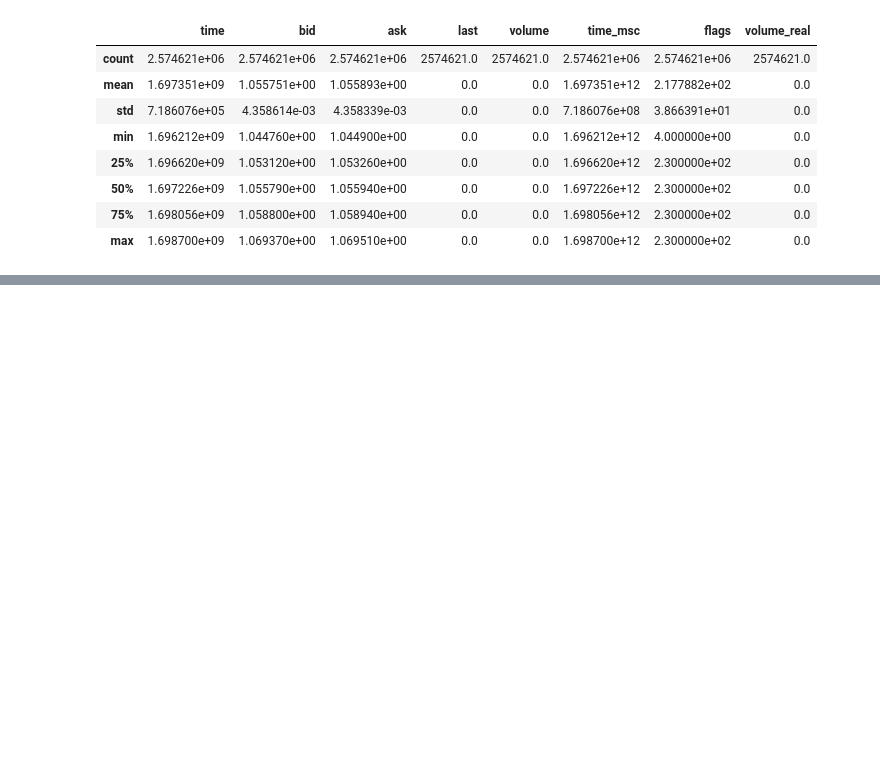
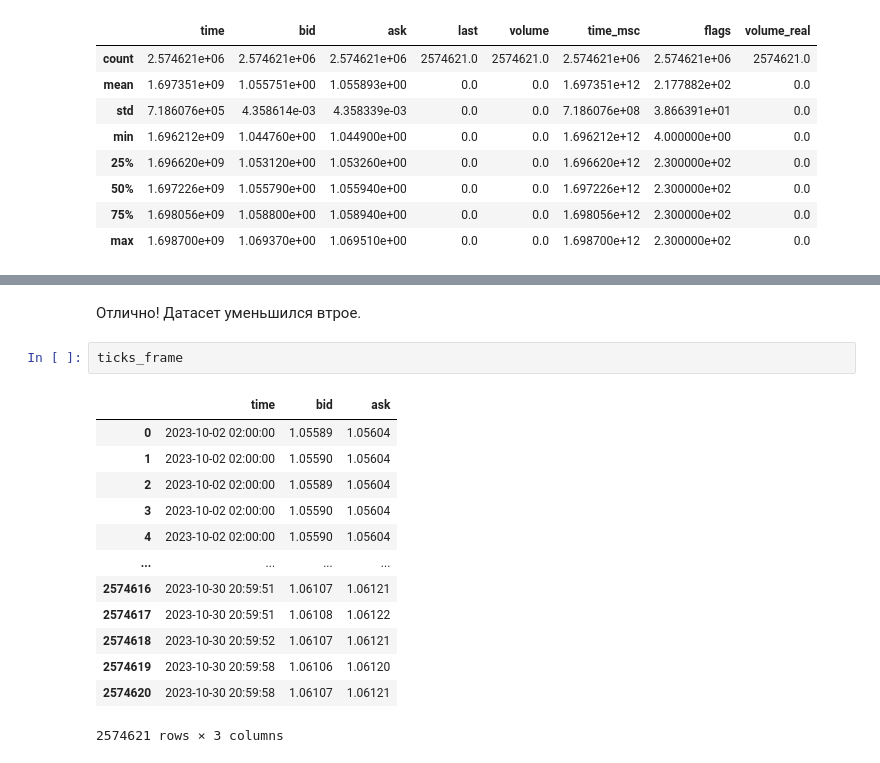
Before and after one commit to trigubov/DW_data_science_ls1, a Jupyter notebook: Skillfactory/DIPLOM/Дипломная_работа_Тригубов.ipynb, the cells around one changed output, grey strips where cells are left out. Drawn from its saved outputs; the diff is of its cells as text; blank space fills up the shorter version.

```diff
--- a/Skillfactory/DIPLOM/Дипломная_работа_Тригубов.ipynb
+++ b/Skillfactory/DIPLOM/Дипломная_работа_Тригубов.ipynb
@@ -158,0 +180,18 @@ ticks_frame.describe()
+# %% [markdown]
+Отлично! Датасет уменьшился втрое.
+# %%
+ticks_frame
+# %% [output]
+|  | time | bid | ask |
+| 0 | 2023-10-02 02:00:00 | 1.05589 | 1.05604 |
+| 1 | 2023-10-02 02:00:00 | 1.05590 | 1.05604 |
+| 2 | 2023-10-02 02:00:00 | 1.05589 | 1.05604 |
+| 3 | 2023-10-02 02:00:00 | 1.05590 | 1.05604 |
+| 4 | 2023-10-02 02:00:00 | 1.05590 | 1.05604 |
+| ... | ... | ... | ... |
+| 2574616 | 2023-10-30 20:59:51 | 1.06107 | 1.06121 |
+| 2574617 | 2023-10-30 20:59:51 | 1.06108 | 1.06122 |
+| 2574618 | 2023-10-30 20:59:52 | 1.06107 | 1.06121 |
+| 2574619 | 2023-10-30 20:59:58 | 1.06106 | 1.06120 |
+| 2574620 | 2023-10-30 20:59:58 | 1.06107 | 1.06121 |
+2574621 rows × 3 columns
```
Also changed, not shown: parts of 27 cells of this notebook, 3 other files.
